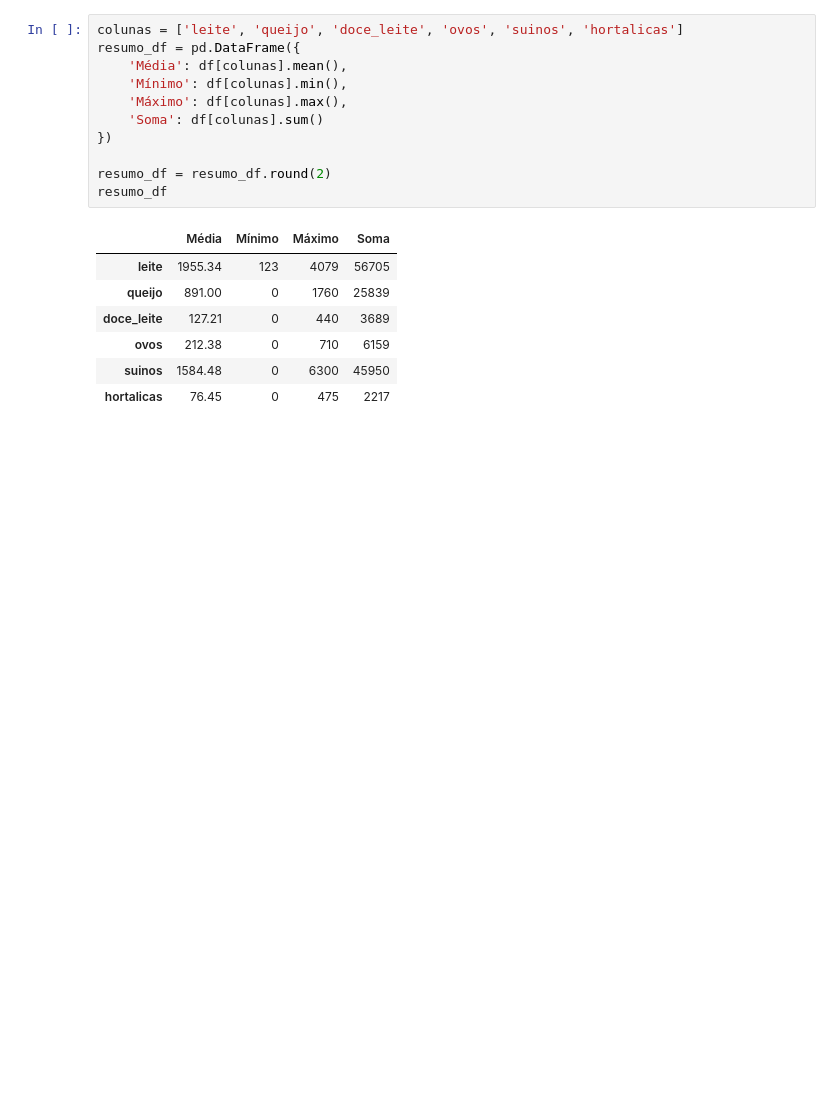
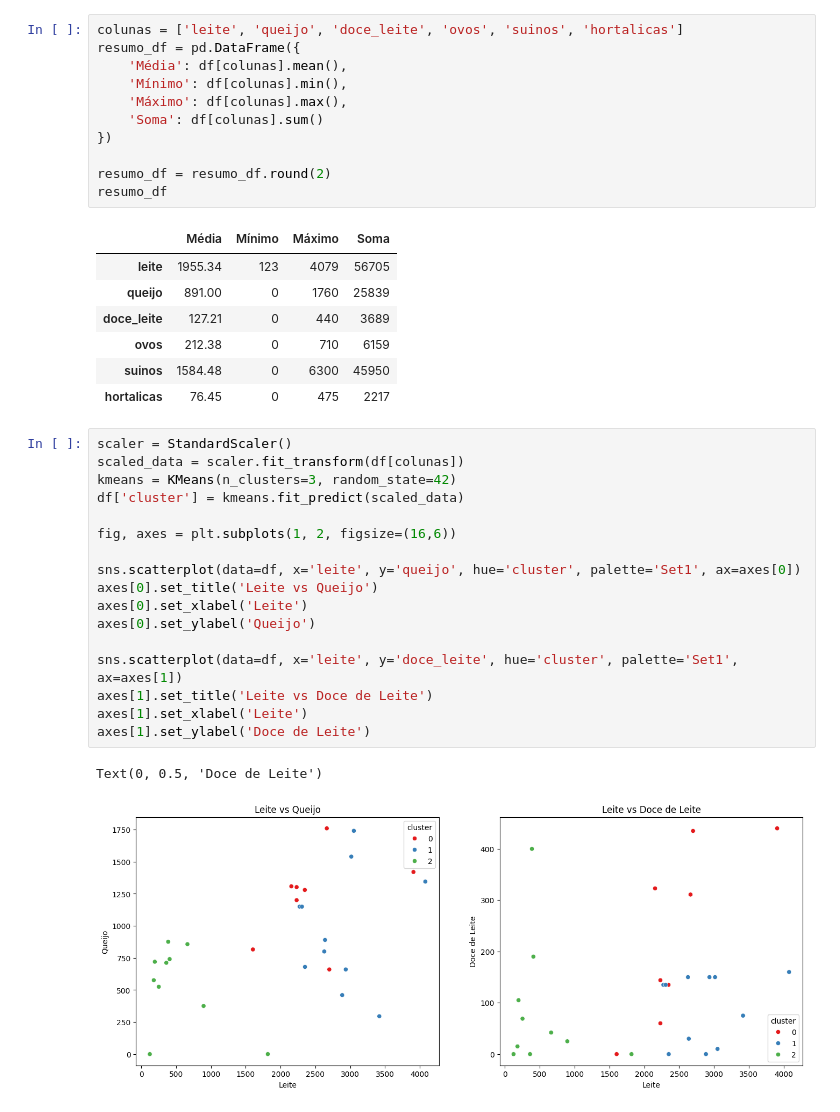
Before and after one commit to kylesonev/fazenda-coop, a Jupyter notebook: notebooks/02_EDA_vendas.ipynb, the cells around one changed output. Cells and saved outputs as stored; diff of their text form; blank space fills up the shorter version.

```diff
--- a/notebooks/02_EDA_vendas.ipynb
+++ b/notebooks/02_EDA_vendas.ipynb
@@ -95,3 +95,23 @@ resumo_df
 | ovos | 212.38 | 0 | 710 | 6159 |
 | suinos | 1584.48 | 0 | 6300 | 45950 |
 | hortalicas | 76.45 | 0 | 475 | 2217 |
+# %%
+scaler = StandardScaler()
+scaled_data = scaler.fit_transform(df[colunas])
+kmeans = KMeans(n_clusters=3, random_state=42)
+df['cluster'] = kmeans.fit_predict(scaled_data)
+
+fig, axes = plt.subplots(1, 2, figsize=(16,6))
+
+sns.scatterplot(data=df, x='leite', y='queijo', hue='cluster', palette='Set1', ax=axes[0])
+axes[0].set_title('Leite vs Queijo')
+axes[0].set_xlabel('Leite')
+axes[0].set_ylabel('Queijo')
+
+sns.scatterplot(data=df, x='leite', y='doce_leite', hue='cluster', palette='Set1', ax=axes[1])
+axes[1].set_title('Leite vs Doce de Leite')
+axes[1].set_xlabel('Leite')
+axes[1].set_ylabel('Doce de Leite')
+# %% [output]
+Text(0, 0.5, 'Doce de Leite')
+[figure, added]
```
Also changed, not shown: parts of 2 cells of this notebook, 2 other files.
